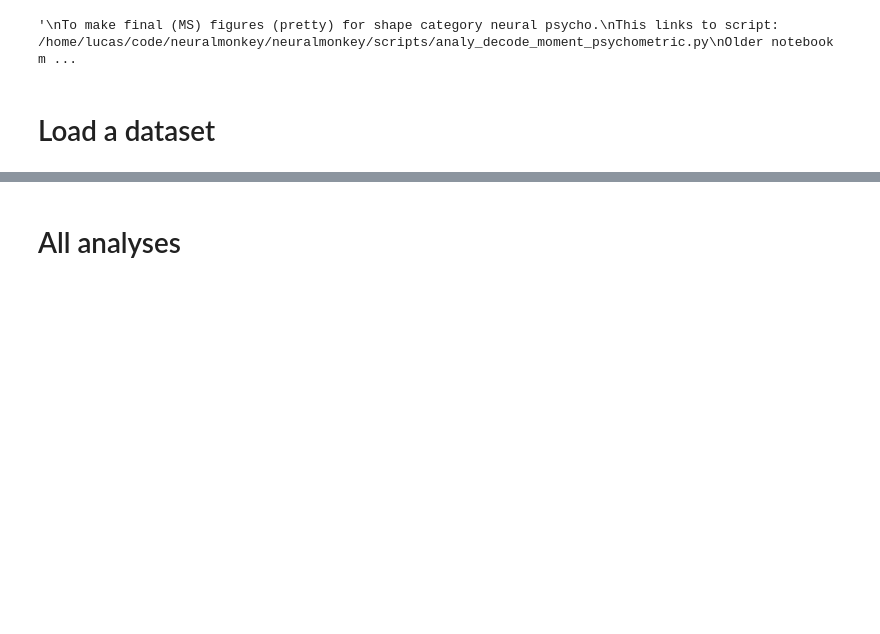
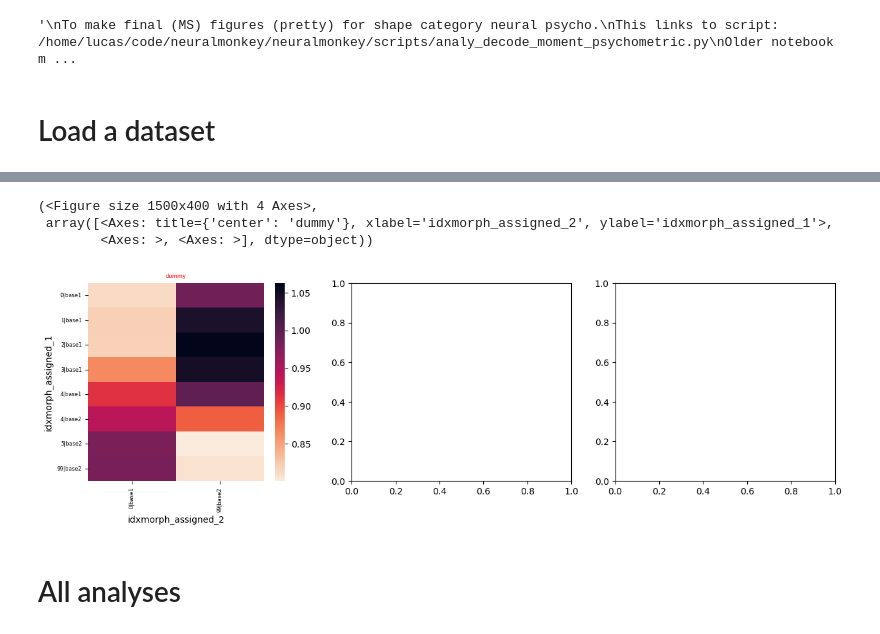
Before and after one commit to lucast4/neuralmonkey, a Jupyter notebook: neuralmonkey/notebooks_tutorials/241122_manuscript_psycho_categ_neural.ipynb, the cells around one changed output, grey strips where cells are left out. Drawn from its saved outputs; the diff is of its cells as text; code cells hidden in the pictures; blank space fills up the shorter version.

```diff
--- a/neuralmonkey/notebooks_tutorials/241122_manuscript_psycho_categ_neural.ipynb
+++ b/neuralmonkey/notebooks_tutorials/241122_manuscript_psycho_categ_neural.ipynb
@@ -76,3 +102,11 @@ DFallpa["pa"] = [pa.slice_by_labels("trials", "trialcode", list_trialcode) for p
+# %%
+from pythonlib.tools.pandastools import plot_subplots_heatmap
+plot_subplots_heatmap(DFDIST, "idxmorph_assigned_1", "idxmorph_assigned_2", "dist_mean", None, False)
+# %% [output]
+(<Figure size 1500x400 with 4 Axes>,
+ array([<Axes: title={'center': 'dummy'}, xlabel='idxmorph_assigned_2', ylabel='idxmorph_assigned_1'>,
+        <Axes: >, <Axes: >], dtype=object))
+[figure, added]
 # %% [markdown]
 # All analyses
 # %% [markdown]
```
Also changed, not shown: parts of 4 cells of this notebook.
